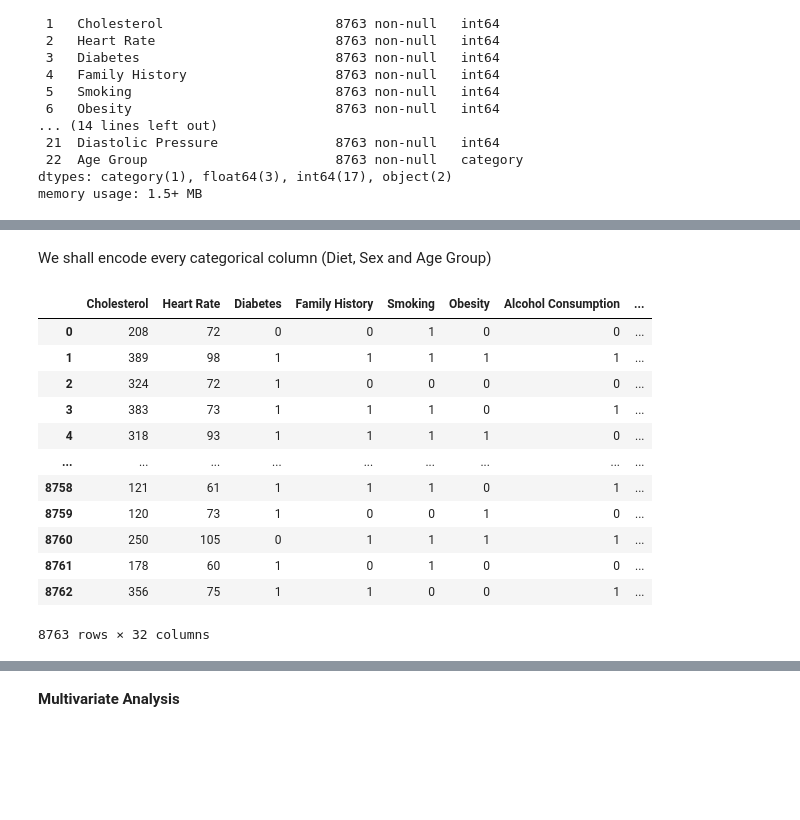
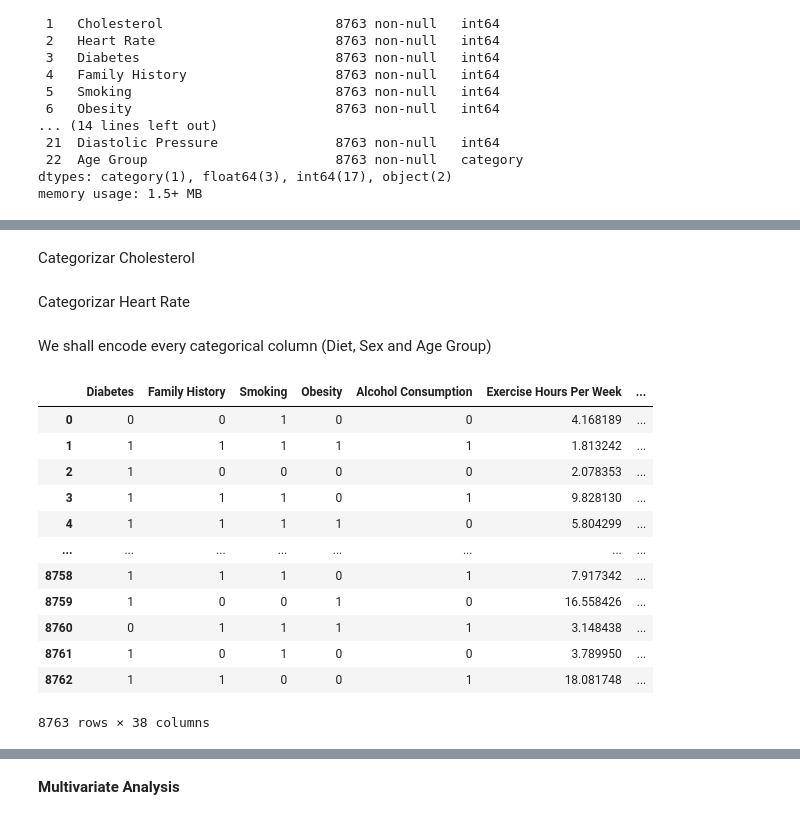
Before and after one commit to AN-DRE4/DadosAprendizagemAutomatica, a Jupyter notebook: HeartAttack.ipynb, the cells around one changed output, grey strips where cells are left out. Saved outputs shown, nothing was run; the diff lists cells and outputs as text; code cells hidden in the pictures; blank space fills up the shorter version.

```diff
--- a/HeartAttack.ipynb
+++ b/HeartAttack.ipynb
@@ -279,41 +281,83 @@ def categorize_blood_pressure(row):
         return 'Uncategorized'
 
 heartAtk_clean_finalVersion['Blood Pressure'] = heartAtk_clean_finalVersion.apply(categorize_blood_pressure, axis=1)
+# %% [markdown]
+Categorizar Cholesterol
+# %%
+def categorize_cholesterol(row):
+    chol = row['Cholesterol']
+# we are assuming that the numbers are the total levels of cholesterol
+    if chol < 200:
+        return 'Desirable'
+    elif 200 <= chol <= 239:
+        return 'Borderline_High'
+    else:
+        return 'High'
+
+heartAtk_clean_finalVersion['Cholesterol'] = heartAtk_clean_finalVersion.apply(categorize_cholesterol, axis=1)
+# %% [markdown]
+Categorizar Heart Rate
+# %%
+def categorize_heartRate(row):
+    hr = row['Heart Rate']
+# we are assuming that the numbers are the total levels of cholesterol
+    if hr >= 82:
+        return 'Poor'
+    elif 74 <= hr <= 81:
+        return 'Below_Average'
+    elif 70 <= hr <= 73:
+        return 'Average'
+    elif 66 <= hr <= 69:
+        return 'Above_Average'
+    else:
+        return 'Good'
+
+heartAtk_clean_finalVersion['Heart Rate'] = heartAtk_clean_finalVersion.apply(categorize_heartRate, axis=1)
 # %% [markdown]
 We shall encode every categorical column (Diet, Sex and Age Group)
 # %%
 
 heartAtk_clean_finalVersion= pd.get_dummies(heartAtk_clean_finalVersion, columns=['Diet'], prefix='Diet')
+heartAtk_clean_finalVersion= pd.get_dummies(heartAtk_clean_finalVersion,columns=['Cholesterol'], prefix='Chol_Level')
 heartAtk_clean_finalVersion= pd.get_dummies(heartAtk_clean_finalVersion,columns=['Blood Pressure'],prefix='BP')
 heartAtk_clean_finalVersion= pd.get_dummies(heartAtk_clean_finalVersion, columns=['Sex'], prefix='Sex')
 heartAtk_clean_finalVersion= pd.get_dummies(heartAtk_clean_finalVersion, columns=['Age Group'], prefix='AgeGroup')
+heartAtk_clean_finalVersion= pd.get_dummies(heartAtk_clean_finalVersion,columns=['Heart Rate'],prefix='HeartRate')
 heartAtk_clean_finalVersion['Diet_Average']= heartAtk_clean_finalVersion['Diet_Average'].astype(int)
 heartAtk_clean_finalVersion['Diet_Healthy']= heartAtk_clean_finalVersion['Diet_Healthy'].astype(int)
 heartAtk_clean_finalVersion['Diet_Unhealthy']= heartAtk_clean_finalVersion['Diet_Unhealthy'].astype(int)
 heartAtk_clean_finalVersion['Sex_Female']= heartAtk_clean_finalVersion['Sex_Female'].astype(int)
 heartAtk_clean_finalVersion['Sex_Male']= heartAtk_clean_finalVersion['Sex_Male'].astype(int)
 heartAtk_clean_finalVersion['AgeGroup_18-39'] = heartAtk_clean_finalVersion['AgeGroup_18-39'].astype(int)
 heartAtk_clean_finalVersion['AgeGroup_40-59'] = heartAtk_clean_finalVersion['AgeGroup_40-59'].astype(int)
 heartAtk_clean_finalVersion['AgeGroup_60+'] = heartAtk_clean_finalVersion['AgeGroup_60+'].astype(int)
 heartAtk_clean_finalVersion['BP_Normal'] = heartAtk_clean_finalVersion['BP_Normal'].astype(int)
 heartAtk_clean_finalVersion['BP_Elevated'] = heartAtk_clean_finalVersion['BP_Elevated'].astype(int)
 heartAtk_clean_finalVersion['BP_Hypertension_Stage1'] = heartAtk_clean_finalVersion['BP_Hypertension_Stage1'].astype(int)
 heartAtk_clean_finalVersion['BP_Hypertension_Stage2'] = heartAtk_clean_finalVersion['BP_Hypertension_Stage2'].astype(int)
+heartAtk_clean_finalVersion['Chol_Level_Desirable'] = heartAtk_clean_finalVersion['Chol_Level_Desirable'].astype(int)
+heartAtk_clean_finalVersion['Chol_Level_Borderline_High'] = heartAtk_clean_finalVersion['Chol_Level_Borderline_High'].astype(int)
+heartAtk_clean_finalVersion['Chol_Level_High'] = heartAtk_clean_finalVersion['Chol_Level_High'].astype(int)
+heartAtk_clean_finalVersion['HeartRate_Above_Average'] = heartAtk_clean_finalVersion['HeartRate_Above_Average'].astype(int)
+heartAtk_clean_finalVersion['HeartRate_Average'] = heartAtk_clean_finalVersion['HeartRate_Average'].astype(int)
+heartAtk_clean_finalVersion['HeartRate_Below_Average'] = heartAtk_clean_finalVersion['HeartRate_Below_Average'].astype(int)
+heartAtk_clean_finalVersion['HeartRate_Poor'] = heartAtk_clean_finalVersion['HeartRate_Poor'].astype(int)
+heartAtk_clean_finalVersion['HeartRate_Good'] = heartAtk_clean_finalVersion['HeartRate_Good'].astype(int)
 heartAtk_clean_finalVersion
 # %% [output]
-|  | Cholesterol | Heart Rate | Diabetes | Family History | Smoking | Obesity | Alcohol Consumption | ... |
-| 0 | 208 | 72 | 0 | 0 | 1 | 0 | 0 | ... |
-| 1 | 389 | 98 | 1 | 1 | 1 | 1 | 1 | ... |
-| 2 | 324 | 72 | 1 | 0 | 0 | 0 | 0 | ... |
-| 3 | 383 | 73 | 1 | 1 | 1 | 0 | 1 | ... |
-| 4 | 318 | 93 | 1 | 1 | 1 | 1 | 0 | ... |
-| ... | ... | ... | ... | ... | ... | ... | ... | ... |
-| 8758 | 121 | 61 | 1 | 1 | 1 | 0 | 1 | ... |
-| 8759 | 120 | 73 | 1 | 0 | 0 | 1 | 0 | ... |
-| 8760 | 250 | 105 | 0 | 1 | 1 | 1 | 1 | ... |
-| 8761 | 178 | 60 | 1 | 0 | 1 | 0 | 0 | ... |
-| 8762 | 356 | 75 | 1 | 1 | 0 | 0 | 1 | ... |
+|  | Diabetes | Family History | Smoking | Obesity | Alcohol Consumption | Exercise Hours Per Week | ... |
+| 0 | 0 | 0 | 1 | 0 | 0 | 4.168189 | ... |
+| 1 | 1 | 1 | 1 | 1 | 1 | 1.813242 | ... |
+| 2 | 1 | 0 | 0 | 0 | 0 | 2.078353 | ... |
+| 3 | 1 | 1 | 1 | 0 | 1 | 9.828130 | ... |
+| 4 | 1 | 1 | 1 | 1 | 0 | 5.804299 | ... |
+| ... | ... | ... | ... | ... | ... | ... | ... |
+| 8758 | 1 | 1 | 1 | 0 | 1 | 7.917342 | ... |
+| 8759 | 1 | 0 | 0 | 1 | 0 | 16.558426 | ... |
+| 8760 | 0 | 1 | 1 | 1 | 1 | 3.148438 | ... |
+| 8761 | 1 | 0 | 1 | 0 | 0 | 3.789950 | ... |
+| 8762 | 1 | 1 | 0 | 0 | 1 | 18.081748 | ... |
-8763 rows × 32 columns
+8763 rows × 38 columns
 # %%
 heartAtk_clean_finalVersion.info()
 # %% [output]
```
Also changed, not shown: parts of 12 cells of this notebook.
